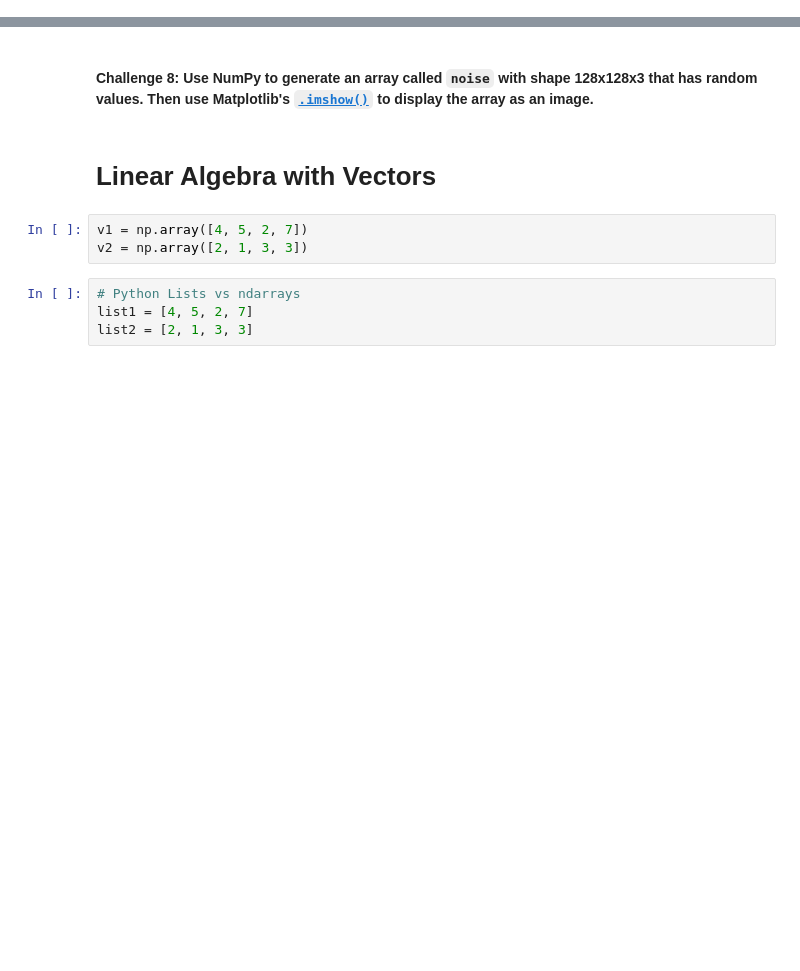
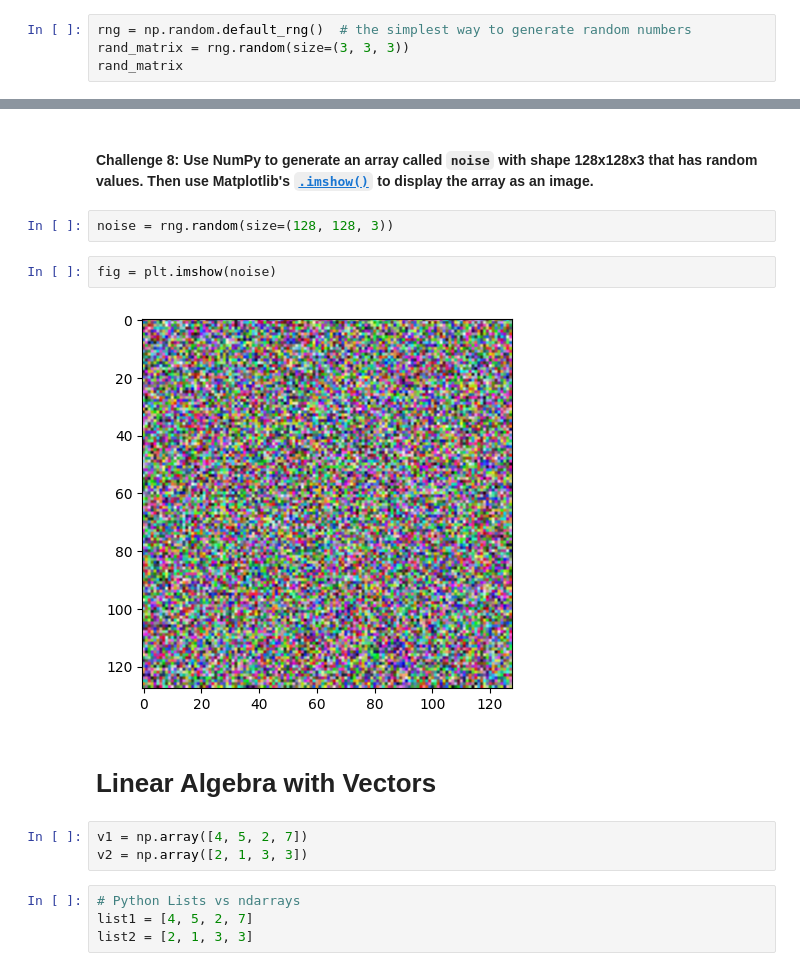
Before and after one commit to ksg-dev/numpy-intro, a Jupyter notebook: Computation_with_NumPy_and_N_Dimensional_Arrays_(start).ipynb, the cells around one changed output, grey strips where cells are left out. Cells and saved outputs as stored; diff of their text form; blank space fills up the shorter version.

```diff
--- a/Computation_with_NumPy_and_N_Dimensional_Arrays_(start).ipynb
+++ b/Computation_with_NumPy_and_N_Dimensional_Arrays_(start).ipynb
@@ -202,3 +243,7 @@ https://numpy.org/devdocs/user/absolute_beginners.html#how-to-reverse-an-array)
 #### **Challenge 5**: Use NumPy to generate a 3x3x3 array with random numbers
 
 Hint: Use the [`.random()` function](https://numpy.org/doc/stable/reference/random/index.html?highlight=random#module-numpy.random)
+# %%
+rng = np.random.default_rng()  # the simplest way to generate random numbers
+rand_matrix = rng.random(size=(3, 3, 3))
+rand_matrix
@@ -209,5 +280,11 @@ Hint: Use the [`.random()` function](https://numpy.org/doc/stable/reference/rand
 # %% [markdown]
 #### **Challenge 8**: Use NumPy to generate an array called `noise` with shape 128x128x3 that has random values. Then use Matplotlib's [`.imshow()`](https://matplotlib.org/3.1.1/api/_as_gen/matplotlib.pyplot.imshow.html) to display the array as an image.
+# %%
+noise = rng.random(size=(128, 128, 3))
+# %%
+fig = plt.imshow(noise)
+# %% [output]
+[figure, added]
 # %% [markdown]
 # Linear Algebra with Vectors
 # %%
```
Also changed, not shown: parts of 12 cells of this notebook.
